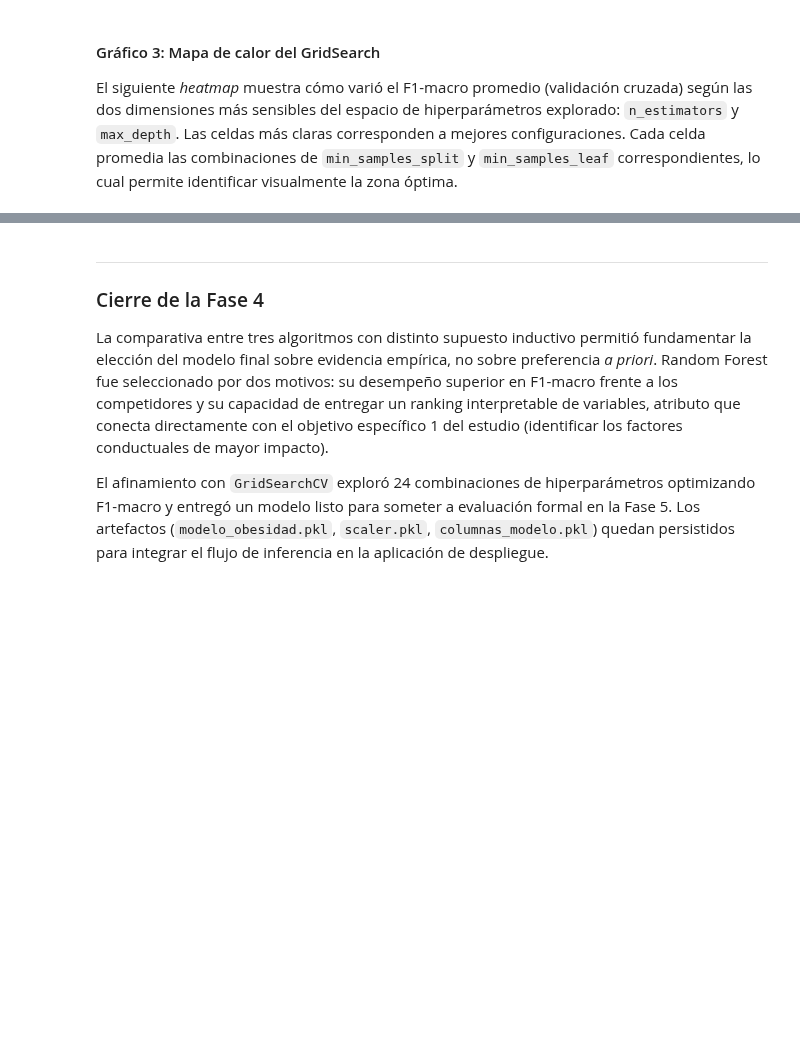
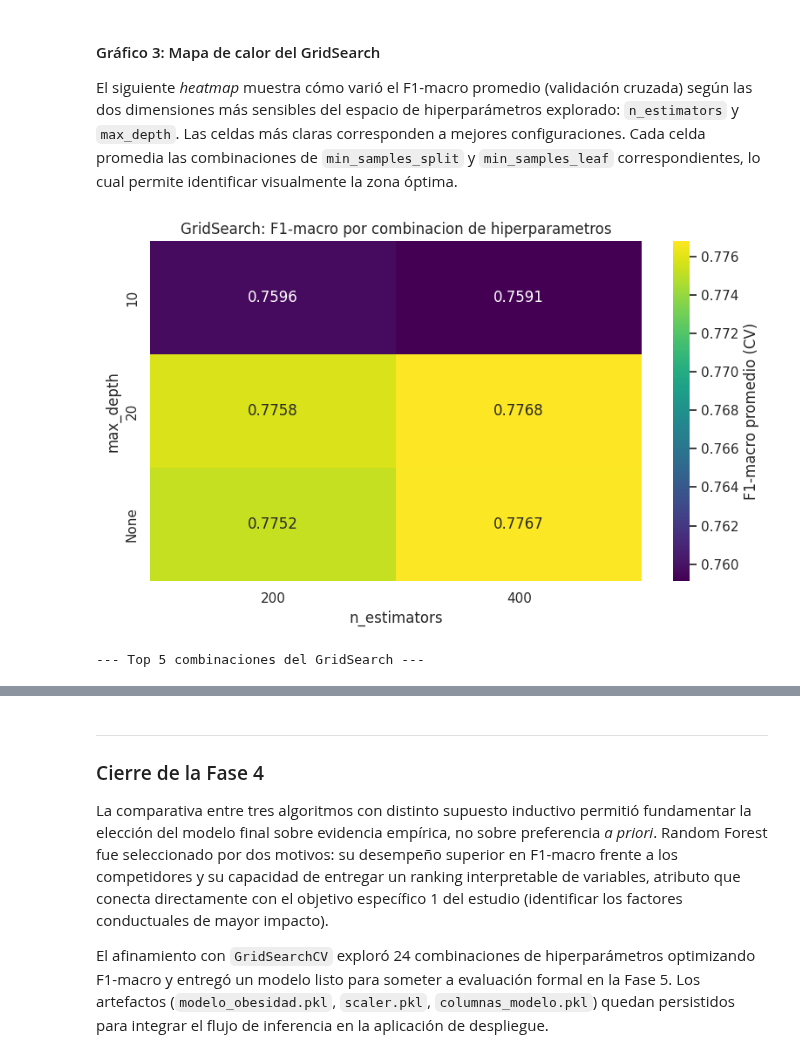
Before and after one commit to DaSilvaCesar/Tp-Ingenieria-Software, a Jupyter notebook: Proyecto_ingenieria_3.ipynb, the cells around one changed output, grey strips where cells are left out. Cells and saved outputs as stored; diff of their text form; code cells hidden in the pictures; blank space fills up the shorter version.

```diff
--- a/Proyecto_ingenieria_3.ipynb
+++ b/Proyecto_ingenieria_3.ipynb
@@ -1361,32 +1414,37 @@ plt.show()
 
 El siguiente *heatmap* muestra cómo varió el F1-macro promedio (validación cruzada) según las dos dimensiones más sensibles del espacio de hiperparámetros explorado: `n_estimators` y `max_depth`. Las celdas más claras corresponden a mejores configuraciones. Cada celda promedia las combinaciones de `min_samples_split` y `min_samples_leaf` correspondientes, lo cual permite identificar visualmente la zona óptima.
 # %%
-# Gráfico (f): Heatmap del GridSearch
+# Grafico (f): Heatmap del GridSearch
 df_gs = pd.DataFrame(gs.cv_results_)
-
-# Convertir max_depth=None a 'None' (string) para que sea hashable como índice
 df_gs['param_max_depth'] = df_gs['param_max_depth'].apply(lambda x: 'None' if x is None else str(x))
 
 pivot = df_gs.pivot_table(
     values='mean_test_score',
     index='param_max_depth',
     columns='param_n_estimators',
     aggfunc='mean'
 )
 
 fig, ax = plt.subplots(figsize=(8, 5))
 sns.heatmap(pivot, annot=True, fmt='.4f', cmap='viridis',
             cbar_kws={'label': 'F1-macro promedio (CV)'}, ax=ax)
-ax.set_title('GridSearch: F1-macro promedio por combinación de hiperparámetros', fontsize=12)
+ax.set_title('GridSearch: F1-macro por combinacion de hiperparametros', fontsize=12)
 ax.set_xlabel('n_estimators')
 ax.set_ylabel('max_depth')
 plt.tight_layout()
+import os
+IN_COLAB = 'google.colab' in str(get_ipython())
+img_dir = '/content/' if IN_COLAB else os.path.join('..', 'app', 'static', 'img')
+os.makedirs(img_dir, exist_ok=True)
+plt.savefig(os.path.join(img_dir, 'heatmap.png'), dpi=150, bbox_inches='tight')
 plt.show()
 
-# Top 5 combinaciones del GridSearch
 print('\n--- Top 5 combinaciones del GridSearch ---')
-top5 = df_gs.nlargest(5, 'mean_test_score')[
-    ['param_n_estimators', 'param_max_depth', 'param_min_samples_split',
-     'param_min_samples_leaf', 'mean_test_score', 'std_test_score']
-].reset_index(drop=True)
+top5 = df_gs.nlargest(5, 'mean_test_score')[[
+    'param_n_estimators', 'param_max_depth', 'param_min_samples_split',
+    'param_min_samples_leaf', 'mean_test_score', 'std_test_score'
+]].reset_index(drop=True)
 display(top5)
+# %% [output]
+[figure, added]
+--- Top 5 combinaciones del GridSearch ---
```
Also changed, not shown: parts of 18 cells of this notebook, 15 other files.
